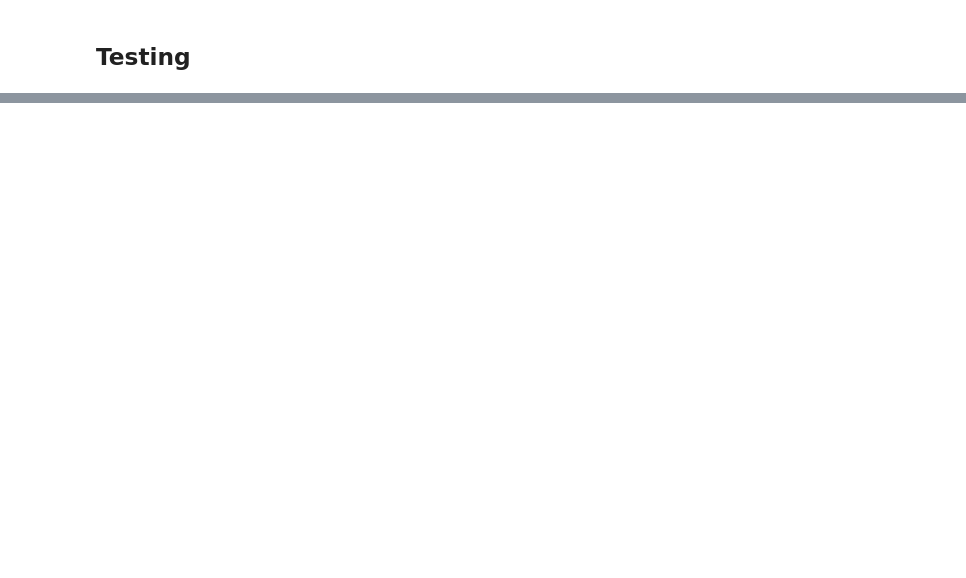
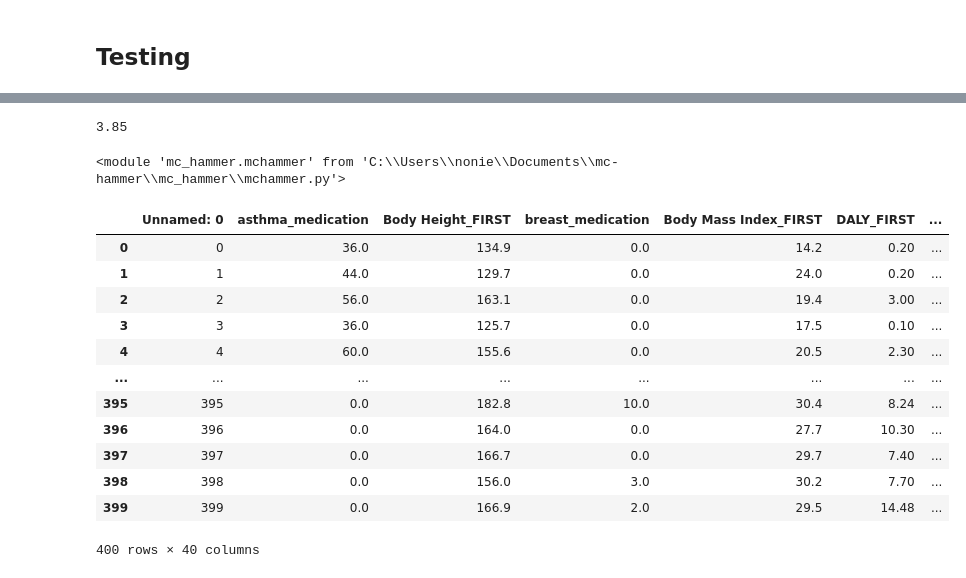
Before and after one commit to nonieA/mc-hammer, a Jupyter notebook: notebooks/experiment1.ipynb, the cells around one changed output, grey strips where cells are left out. Saved outputs shown, nothing was run; the diff lists cells and outputs as text; code cells hidden in the pictures; blank space fills up the shorter version.

Commit message:
test clustEHR data

```diff
--- a/notebooks/experiment1.ipynb
+++ b/notebooks/experiment1.ipynb
@@ -391,3 +518,10 @@ fount_cluster2 = {k:v[k_ind] for k,v in found_cluster.items()}
+# %%
+out_list = []
+for i in range(len(clean_list)):
+    new_dict = true_label_test_full(clean_list[i],df_list[i]['Y'],500)
+    out_list.append(new_dict)
+out_df = pd.DataFrame(out_list)
+out_df.to_csv('data/processed/fullex/k_means_real_test/true_clusters.csv')
 # %%
 hyp_list = [true_label_test(clean_list[i],df_list[i]['Y'],500) for i in range(len(clean_list))]
 # %%
@@ -404,0 +586,3 @@ hyp_df
+# %%
+file_list = os.listdir('data/raw/clustEHR_data')
+data_list = [load_data(i,j) for i in file_list for j in range(4)]
@@ -478,0 +606,13 @@ labels_dict['random_order'][0]
+# %%
+df = data_list[0]['data']
+labs = data_list[0]['labels']
+outcomes = data_list[0]['outcomes']
+# %%
+x = df.drop(columns = 'PATIENT')
+x_scale = StandardScaler().fit_transform(x)
+x_pca = PCA(n_components=0.9).fit_transform(x_scale)
+k = labs['code'].nunique()
+mch = mchammer()
+mch.get_null_distributions(x_pca,'min_max',repeats = 100)
+q = mch.get_q_scores('K_Means',['dunn_min'],k = k)
+k_labs = mch.x_labels
@@ -478,0 +697,4 @@ labels_dict['random_order'][0]
+# %%
+round(np.mean(mean_dif_list),2)
+# %% [output]
+3.85
@@ -478,0 +704,4 @@ labels_dict['random_order'][0]
+# %%
+importlib.reload(sys.modules['mc_hammer.mchammer'])
+# %% [output]
+<module 'mc_hammer.mchammer' from 'C:\\Users\\nonie\\Documents\\mc-hammer\\mc_hammer\\mchammer.py'>
@@ -478,0 +710,16 @@ labels_dict['random_order'][0]
+# %%
+x
+# %% [output]
+|  | Unnamed: 0 | asthma_medication | Body Height_FIRST | breast_medication | Body Mass Index_FIRST | DALY_FIRST | ... |
+| 0 | 0 | 36.0 | 134.9 | 0.0 | 14.2 | 0.20 | ... |
+| 1 | 1 | 44.0 | 129.7 | 0.0 | 24.0 | 0.20 | ... |
+| 2 | 2 | 56.0 | 163.1 | 0.0 | 19.4 | 3.00 | ... |
+| 3 | 3 | 36.0 | 125.7 | 0.0 | 17.5 | 0.10 | ... |
+| 4 | 4 | 60.0 | 155.6 | 0.0 | 20.5 | 2.30 | ... |
+| ... | ... | ... | ... | ... | ... | ... | ... |
+| 395 | 395 | 0.0 | 182.8 | 10.0 | 30.4 | 8.24 | ... |
+| 396 | 396 | 0.0 | 164.0 | 0.0 | 27.7 | 10.30 | ... |
+| 397 | 397 | 0.0 | 166.7 | 0.0 | 29.7 | 7.40 | ... |
+| 398 | 398 | 0.0 | 156.0 | 3.0 | 30.2 | 7.70 | ... |
+| 399 | 399 | 0.0 | 166.9 | 2.0 | 29.5 | 14.48 | ... |
+400 rows × 40 columns
```
Also changed, not shown: parts of 53 cells of this notebook, 1 other file.
